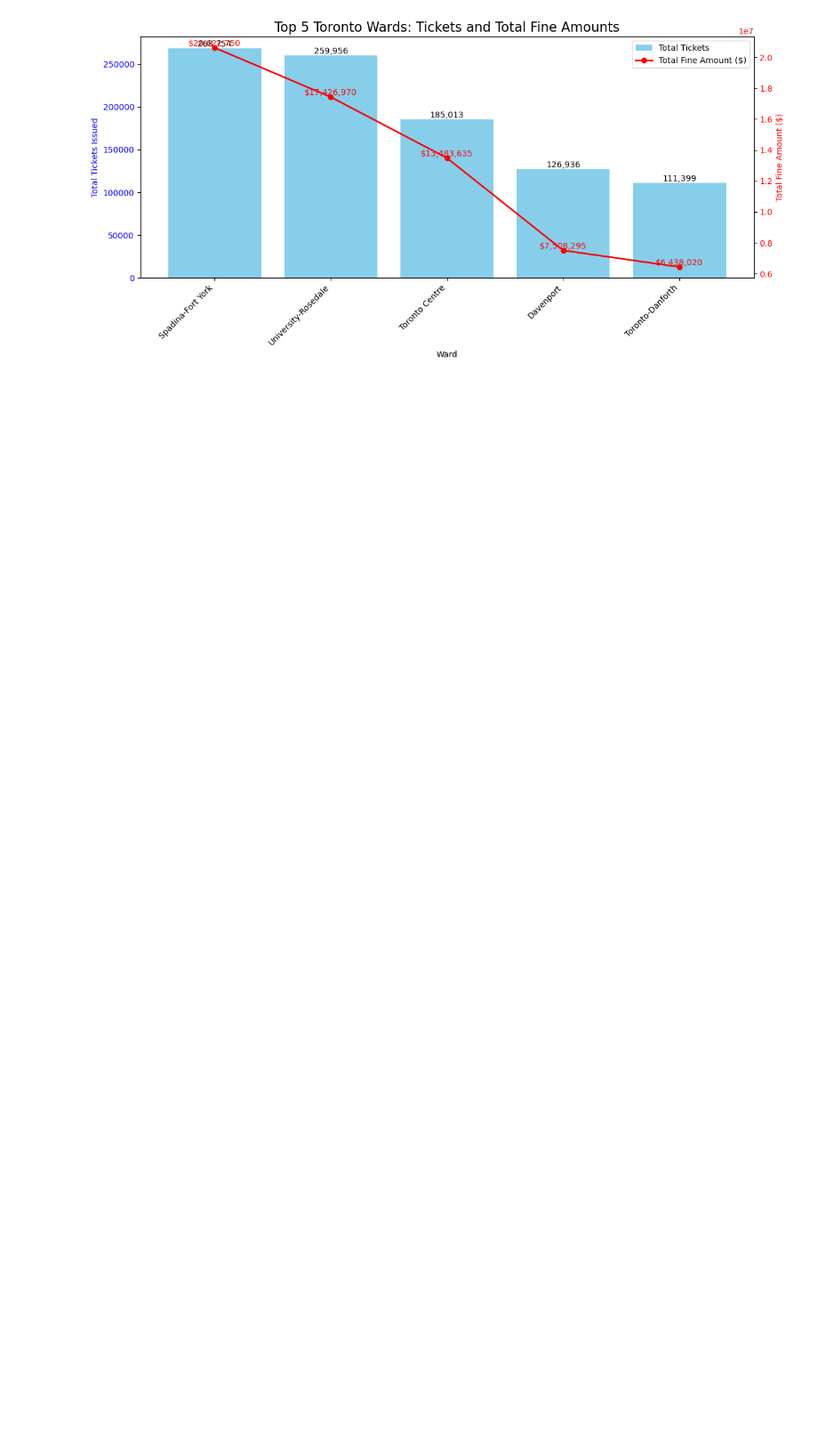
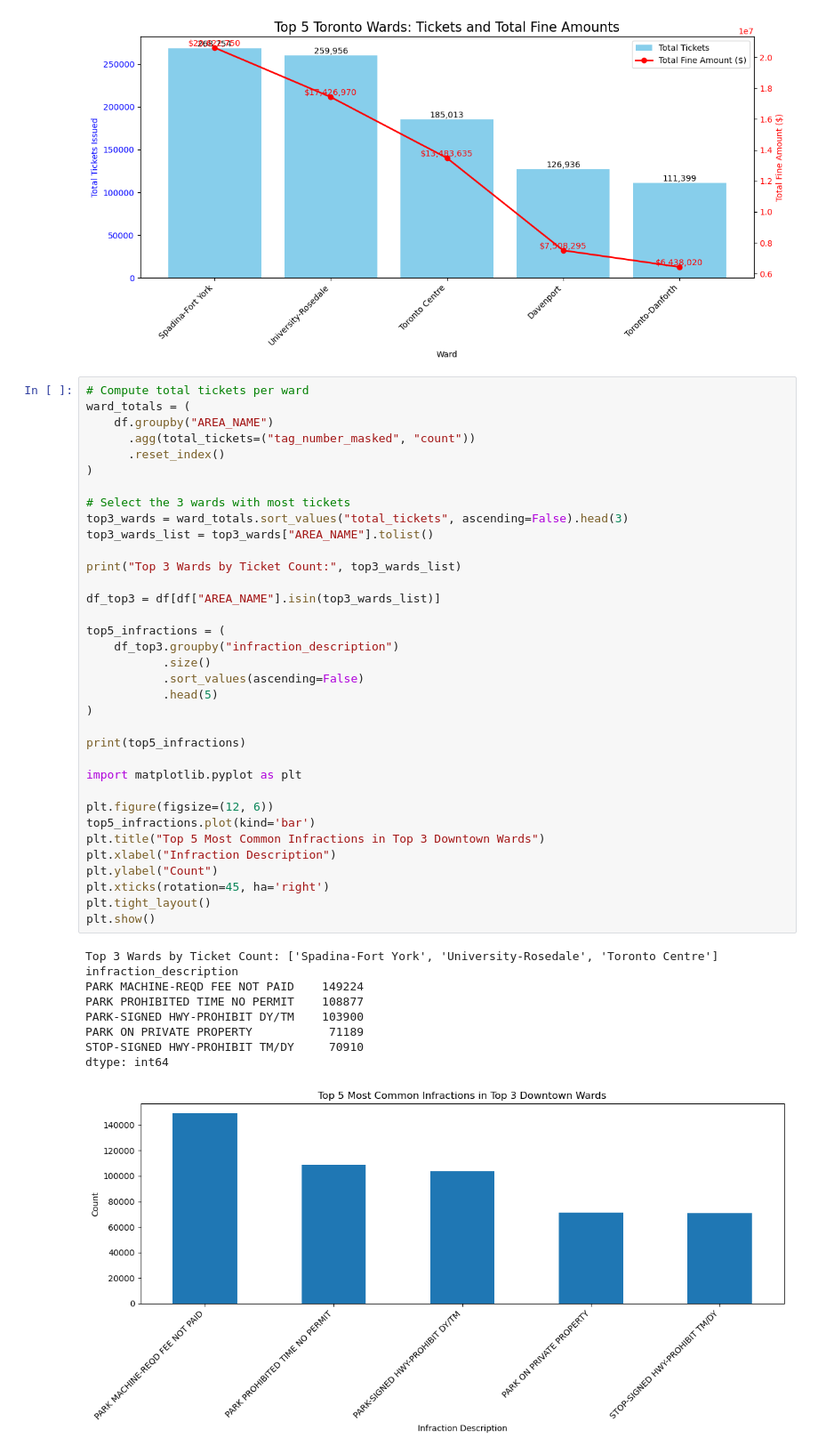
Before and after one commit to AshZein/STA304-Project, a Jupyter notebook: stats_analysis/ash/parking_analysis_notebook.ipynb, the cells around one changed output. Shown at 89% size. Cells and saved outputs as stored; diff of their text form; blank space fills up the shorter version.

Commit message:
find top 5 infractions in downtown toronto

```diff
--- a/stats_analysis/ash/parking_analysis_notebook.ipynb
+++ b/stats_analysis/ash/parking_analysis_notebook.ipynb
@@ -676,3 +676,48 @@ plt.savefig(figures_path + "top5_wards_tickets_and_fines.png", dpi=300)
 plt.show()
 # %% [output]
 [figure]
+# %%
+# Compute total tickets per ward
+ward_totals = (
+    df.groupby("AREA_NAME")
+      .agg(total_tickets=("tag_number_masked", "count"))
+      .reset_index()
+)
+
+# Select the 3 wards with most tickets
+top3_wards = ward_totals.sort_values("total_tickets", ascending=False).head(3)
+top3_wards_list = top3_wards["AREA_NAME"].tolist()
+
+print("Top 3 Wards by Ticket Count:", top3_wards_list)
+
+df_top3 = df[df["AREA_NAME"].isin(top3_wards_list)]
+
+top5_infractions = (
+    df_top3.groupby("infraction_description")
+           .size()
+           .sort_values(ascending=False)
+           .head(5)
+)
+
+print(top5_infractions)
+
+import matplotlib.pyplot as plt
+
+plt.figure(figsize=(12, 6))
+top5_infractions.plot(kind='bar')
+plt.title("Top 5 Most Common Infractions in Top 3 Downtown Wards")
+plt.xlabel("Infraction Description")
+plt.ylabel("Count")
+plt.xticks(rotation=45, ha='right')
+plt.tight_layout()
+plt.show()
+# %% [output]
+Top 3 Wards by Ticket Count: ['Spadina-Fort York', 'University-Rosedale', 'Toronto Centre']
+infraction_description
+PARK MACHINE-REQD FEE NOT PAID    149224
+PARK PROHIBITED TIME NO PERMIT    108877
+PARK-SIGNED HWY-PROHIBIT DY/TM    103900
+PARK ON PRIVATE PROPERTY           71189
+STOP-SIGNED HWY-PROHIBIT TM/DY     70910
+dtype: int64
+[figure, added]
```
